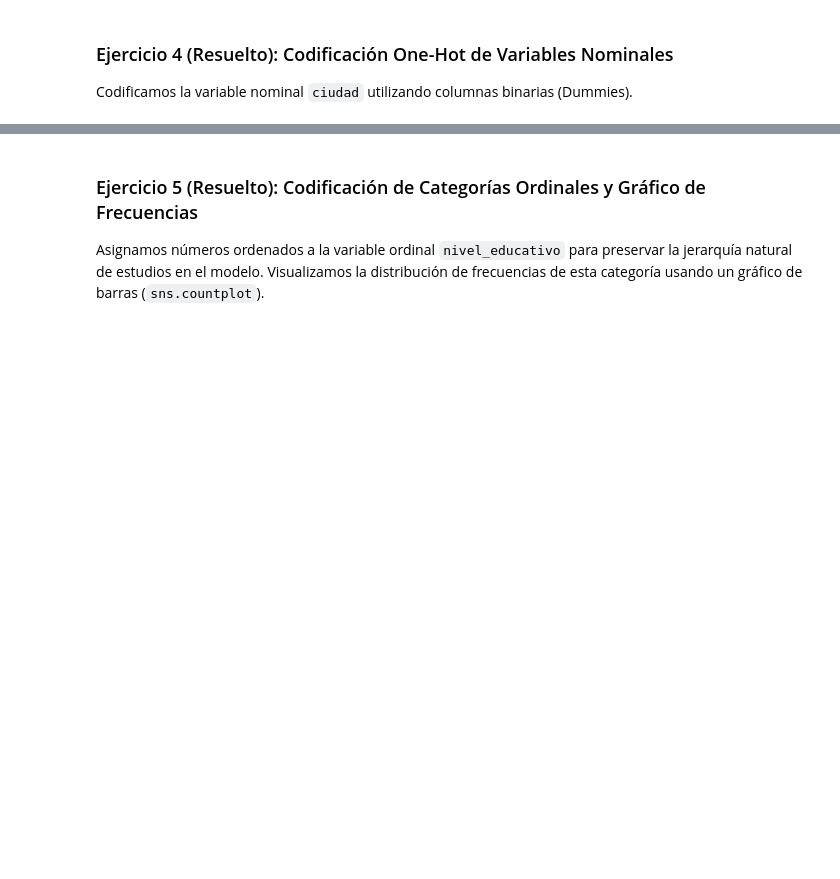
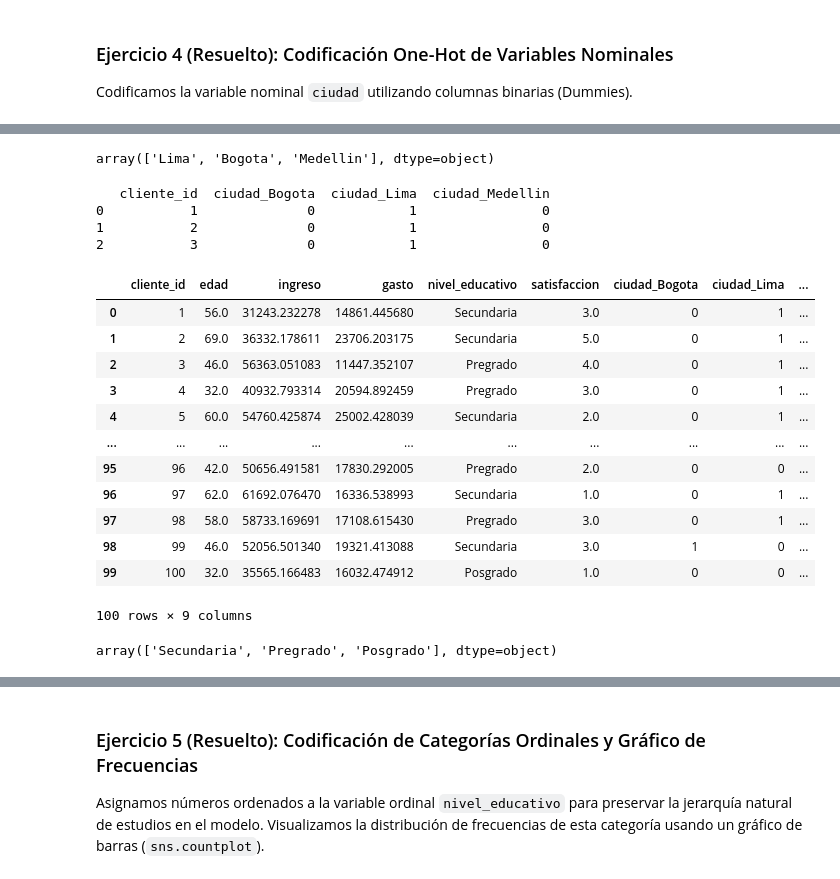
Before and after one commit to jarsmp37/estadistica, a Jupyter notebook: clase_1.ipynb, the cells around one changed output, grey strips where cells are left out. Saved outputs shown, nothing was run; the diff lists cells and outputs as text; code cells hidden in the pictures; blank space fills up the shorter version.

```diff
--- a/clase_1.ipynb
+++ b/clase_1.ipynb
@@ -147,8 +188,35 @@ Codificamos la variable nominal `ciudad` utilizando columnas binarias (Dummies).
+# %%
+df["ciudad"].unique()
+# %% [output]
+array(['Lima', 'Bogota', 'Medellin'], dtype=object)
 # %%
-df = pd.read_csv("datos_clientes.csv")
-
 # Aplicamos get_dummies. drop_first=True evita la colinealidad perfecta (trampa de variables dummy)
-df_dummies = pd.get_dummies(df, columns=["ciudad"], drop_first=True, dtype=int)
+df_dummies = pd.get_dummies(df, columns=["ciudad"], drop_first=False, dtype=int)
 # Mostrar las nuevas columnas generadas
 columnas_ciudad = [col for col in df_dummies.columns if "ciudad" in col]
 print(df_dummies[["cliente_id"] + columnas_ciudad].head(3))
+# %% [output]
+   cliente_id  ciudad_Bogota  ciudad_Lima  ciudad_Medellin
+0           1              0            1                0
+1           2              0            1                0
+2           3              0            1                0
+# %%
+df_dummies
+# %% [output]
+|  | cliente_id | edad | ingreso | gasto | nivel_educativo | satisfaccion | ciudad_Bogota | ciudad_Lima | ... |
+| 0 | 1 | 56.0 | 31243.232278 | 14861.445680 | Secundaria | 3.0 | 0 | 1 | ... |
+| 1 | 2 | 69.0 | 36332.178611 | 23706.203175 | Secundaria | 5.0 | 0 | 1 | ... |
+| 2 | 3 | 46.0 | 56363.051083 | 11447.352107 | Pregrado | 4.0 | 0 | 1 | ... |
+| 3 | 4 | 32.0 | 40932.793314 | 20594.892459 | Pregrado | 3.0 | 0 | 1 | ... |
+| 4 | 5 | 60.0 | 54760.425874 | 25002.428039 | Secundaria | 2.0 | 0 | 1 | ... |
+| ... | ... | ... | ... | ... | ... | ... | ... | ... | ... |
+| 95 | 96 | 42.0 | 50656.491581 | 17830.292005 | Pregrado | 2.0 | 0 | 0 | ... |
+| 96 | 97 | 62.0 | 61692.076470 | 16336.538993 | Secundaria | 1.0 | 0 | 1 | ... |
+| 97 | 98 | 58.0 | 58733.169691 | 17108.615430 | Pregrado | 3.0 | 0 | 1 | ... |
+| 98 | 99 | 46.0 | 52056.501340 | 19321.413088 | Secundaria | 3.0 | 1 | 0 | ... |
+| 99 | 100 | 32.0 | 35565.166483 | 16032.474912 | Posgrado | 1.0 | 0 | 0 | ... |
+100 rows × 9 columns
+# %%
+df_dummies["nivel_educativo"].unique()
+# %% [output]
+array(['Secundaria', 'Pregrado', 'Posgrado'], dtype=object)
```
Also changed, not shown: parts of 18 cells of this notebook, 1 other file.
